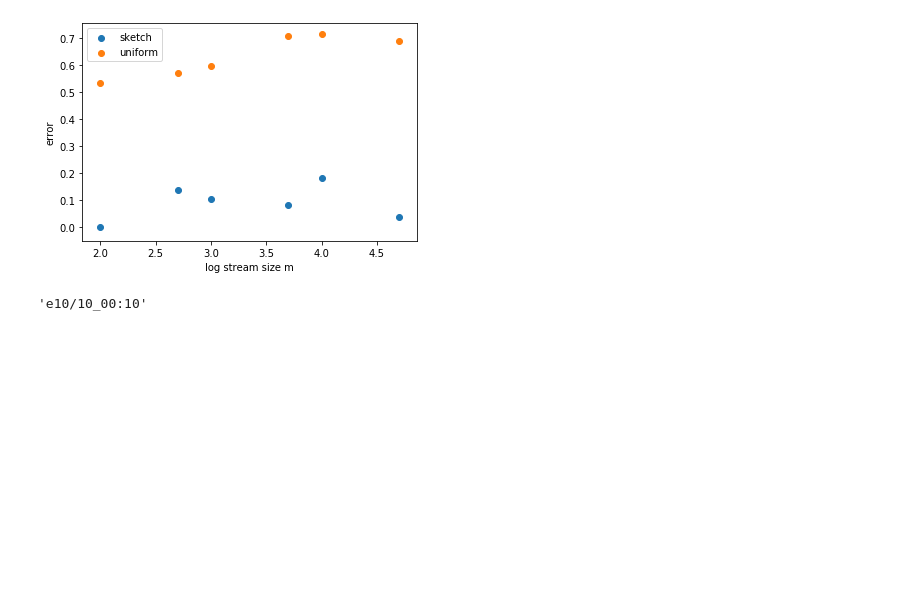
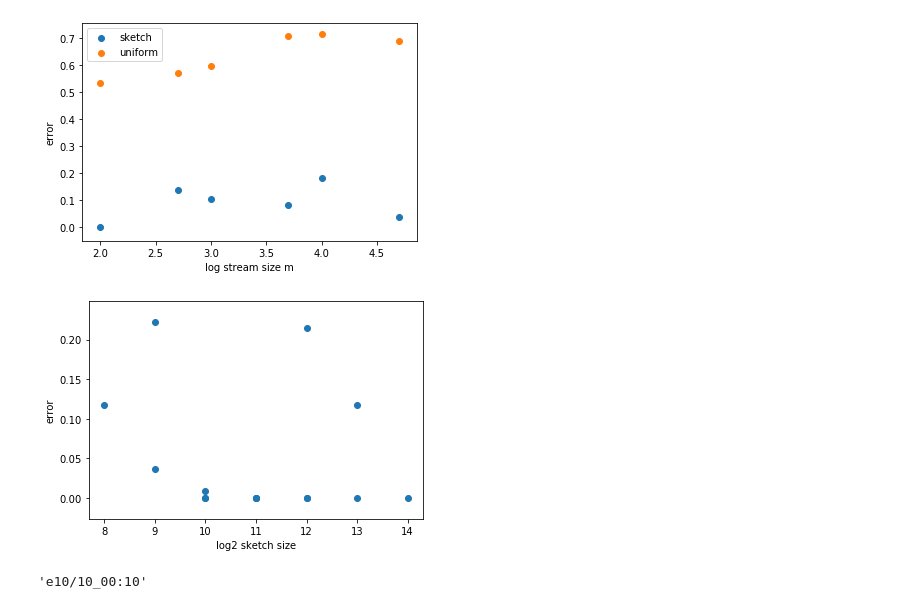
Before and after one commit to ViskaWei/SWindow, a Jupyter notebook: nb/eval_norms.ipynb, the cells around one changed output. Saved outputs shown, nothing was run; the diff lists cells and outputs as text; code cells hidden in the pictures; blank space fills up the shorter version.

```diff
--- a/nb/eval_norms.ipynb
+++ b/nb/eval_norms.ipynb
@@ -35,3 +60,7 @@ def plot_error(out):
     plt.legend()
     plt.ylabel('error')
     plt.xlabel('log stream size m')
+# %%
+plot_size_error(out2)
+# %% [output]
+[figure, added]
```
Also changed, not shown: parts of 8 cells of this notebook, 5 other files.
